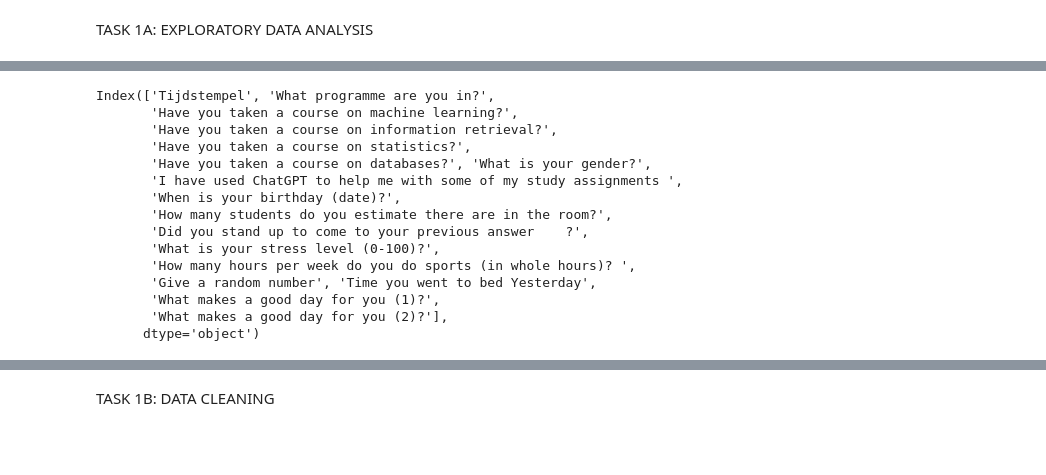
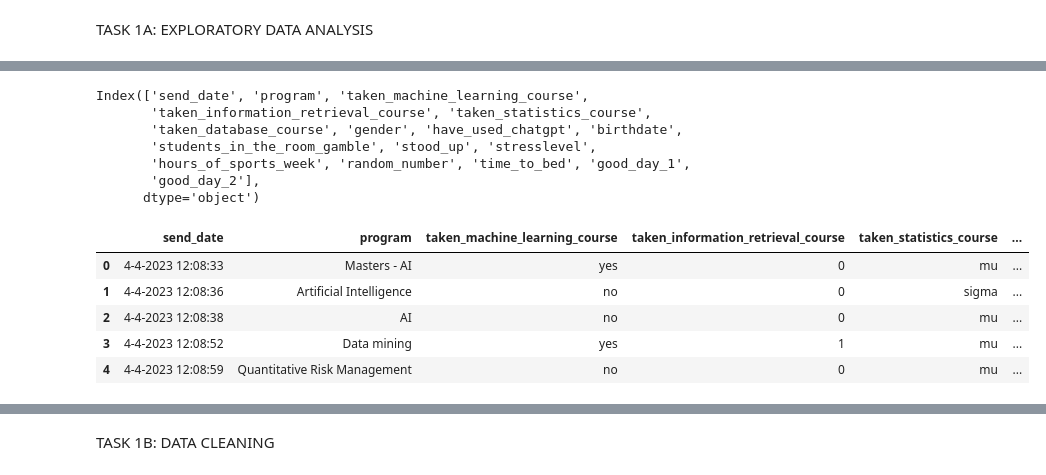
Before and after one commit to pshreyasv100/dmt-assignment-1, a Jupyter notebook: analysis.ipynb, the cells around one changed output, grey strips where cells are left out. Saved outputs shown, nothing was run; the diff lists cells and outputs as text; code cells hidden in the pictures; blank space fills up the shorter version.

```diff
--- a/analysis.ipynb
+++ b/analysis.ipynb
@@ -14,21 +16,31 @@ df.head()
 | 2 | 4-4-2023 12:08:38 | AI | no | 0 | mu | ... |
 | 3 | 4-4-2023 12:08:52 | Data mining | yes | 1 | mu | ... |
 | 4 | 4-4-2023 12:08:59 | Quantitative Risk Management | no | 0 | mu | ... |
+# %%
+df = df.rename(columns={'Tijdstempel': 'send_date', 'What programme are you in?': 'program', 'Have you taken a course on machine learning?':
+                        'taken_machine_learning_course', 'Have you taken a course on information retrieval?': 'taken_information_retrieval_course',
+                        'Have you taken a course on statistics?': 'taken_statistics_course', 'Have you taken a course on databases?':
+                        'taken_database_course', 'What is your gender?': 'gender', 'I have used ChatGPT to help me with some of my study assignments ':
+                        'have_used_chatgpt', 'When is your birthday (date)?': 'birthdate', 'How many students do you estimate there are in the room?':
+                        'students_in_the_room_gamble', 'Did you stand up to come to your previous answer    ?': 'stood_up', 'Give a random number': 'random_number',
+                        'What is your stress level (0-100)?':'stresslevel', 'How many hours per week do you do sports (in whole hours)? ': 'hours_of_sports_week',
+                        'Time you went to bed Yesterday': 'time_to_bed', 'What makes a good day for you (1)?': 'good_day_1', 'What makes a good day for you (2)?':
+                        'good_day_2'})
+df.columns
+# %% [output]
+Index(['send_date', 'program', 'taken_machine_learning_course',
+       'taken_information_retrieval_course', 'taken_statistics_course',
+       'taken_database_course', 'gender', 'have_used_chatgpt', 'birthdate',
+       'students_in_the_room_gamble', 'stood_up', 'stresslevel',
+       'hours_of_sports_week', 'random_number', 'time_to_bed', 'good_day_1',
+       'good_day_2'],
+      dtype='object')
 # %%
-df.columns
+df.head()
 # %% [output]
-Index(['Tijdstempel', 'What programme are you in?',
-       'Have you taken a course on machine learning?',
-       'Have you taken a course on information retrieval?',
-       'Have you taken a course on statistics?',
-       'Have you taken a course on databases?', 'What is your gender?',
-       'I have used ChatGPT to help me with some of my study assignments ',
-       'When is your birthday (date)?',
-       'How many students do you estimate there are in the room?',
-       'Did you stand up to come to your previous answer    ?',
-       'What is your stress level (0-100)?',
-       'How many hours per week do you do sports (in whole hours)? ',
-       'Give a random number', 'Time you went to bed Yesterday',
-       'What makes a good day for you (1)?',
-       'What makes a good day for you (2)?'],
-      dtype='object')
+|  | send_date | program | taken_machine_learning_course | taken_information_retrieval_course | taken_statistics_course | ... |
+| 0 | 4-4-2023 12:08:33 | Masters - AI | yes | 0 | mu | ... |
+| 1 | 4-4-2023 12:08:36 | Artificial Intelligence | no | 0 | sigma | ... |
+| 2 | 4-4-2023 12:08:38 | AI | no | 0 | mu | ... |
+| 3 | 4-4-2023 12:08:52 | Data mining | yes | 1 | mu | ... |
+| 4 | 4-4-2023 12:08:59 | Quantitative Risk Management | no | 0 | mu | ... |
```
Also changed, not shown: parts of 6 cells of this notebook.
